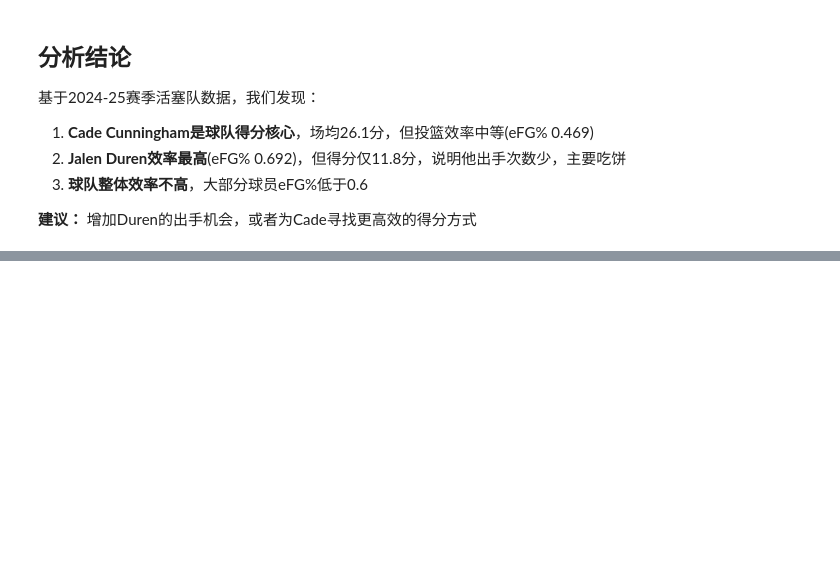
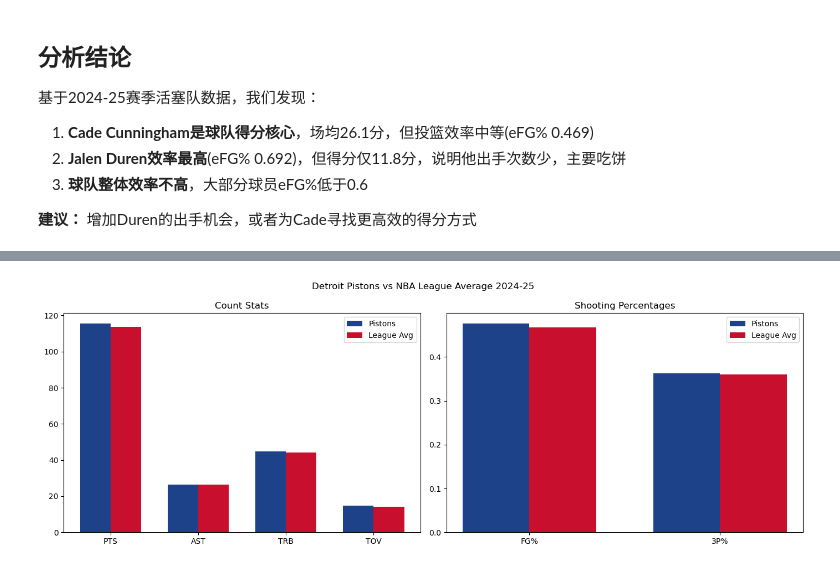
Before and after one commit to Azzzzzz61/pistons-analysis, a Jupyter notebook: pistons_analysis.ipynb, the cells around one changed output, grey strips where cells are left out. Saved outputs shown, nothing was run; the diff lists cells and outputs as text; code cells hidden in the pictures; blank space fills up the shorter version.

```diff
--- a/pistons_analysis.ipynb
+++ b/pistons_analysis.ipynb
@@ -84,0 +180,37 @@ plt.show()
+# %%
+# 拆分指标：次数类 和 百分比类
+count_metrics = ['PTS', 'AST', 'TRB', 'TOV']
+pct_metrics = ['FG%', '3P%']
+
+# 创建两张子图
+fig, (ax1, ax2) = plt.subplots(1, 2, figsize=(14, 5))
+
+# 第一张图：次数类
+x1 = np.arange(len(count_metrics))
+pistons_v1 = [pistons_row[m].values[0] for m in count_metrics]
+league_v1 = [league_avg[m].values[0] for m in count_metrics]
+
+ax1.bar(x1 - width/2, pistons_v1, width, label='Pistons', color='#1d428a')
+ax1.bar(x1 + width/2, league_v1, width, label='League Avg', color='#c8102e')
+ax1.set_xticks(x1)
+ax1.set_xticklabels(count_metrics)
+ax1.set_title('Count Stats')
+ax1.legend()
+
+# 第二张图：百分比类
+x2 = np.arange(len(pct_metrics))
+pistons_v2 = [pistons_row[m].values[0] for m in pct_metrics]
+league_v2 = [league_avg[m].values[0] for m in pct_metrics]
+
+ax2.bar(x2 - width/2, pistons_v2, width, label='Pistons', color='#1d428a')
+ax2.bar(x2 + width/2, league_v2, width, label='League Avg', color='#c8102e')
+ax2.set_xticks(x2)
+ax2.set_xticklabels(pct_metrics)
+ax2.set_title('Shooting Percentages')
+ax2.legend()
+
+plt.suptitle('Detroit Pistons vs NBA League Average 2024-25')
+plt.tight_layout()
+plt.show()
+# %% [output]
+[figure, added]
```
Also changed, not shown: parts of 4 cells of this notebook.
